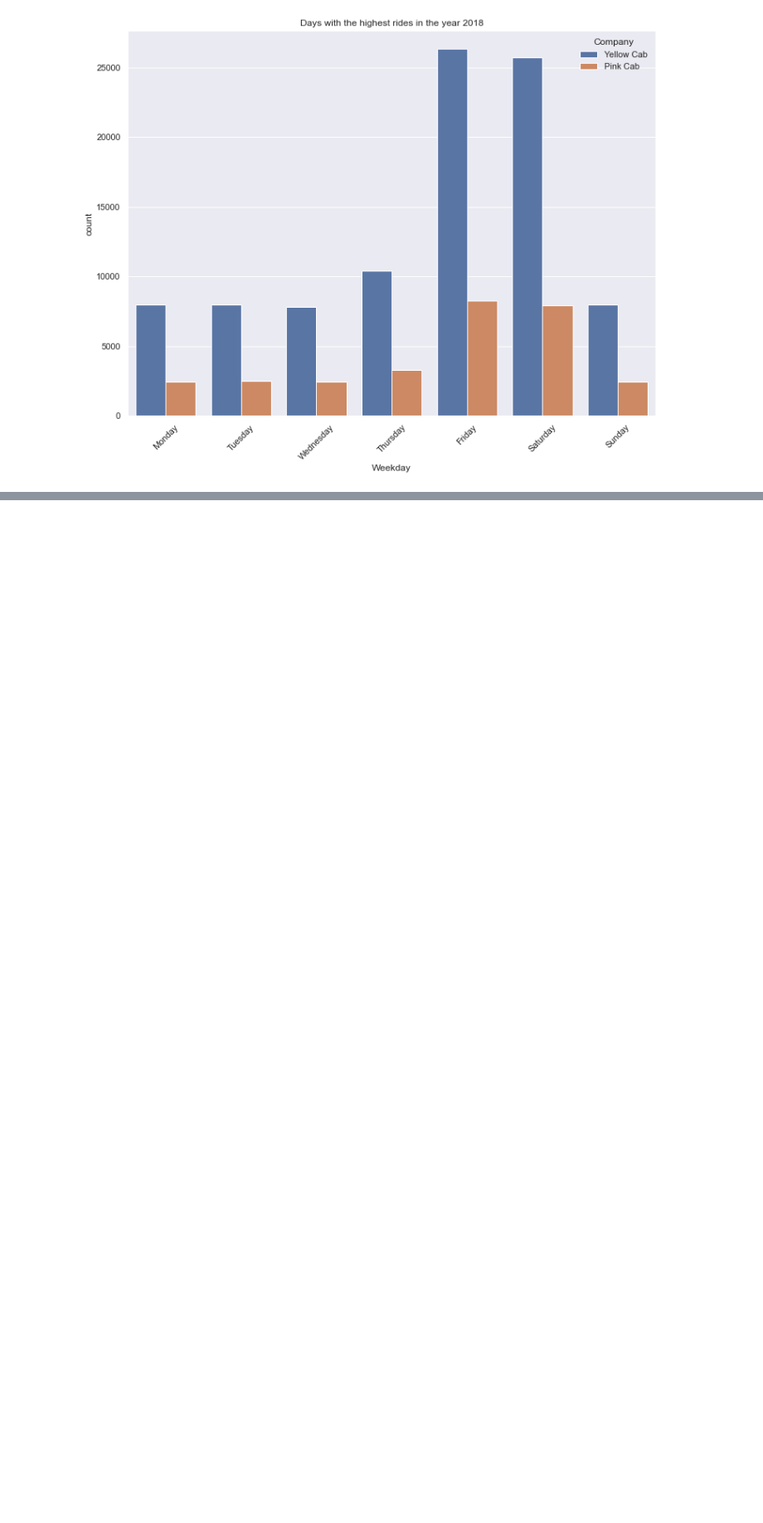
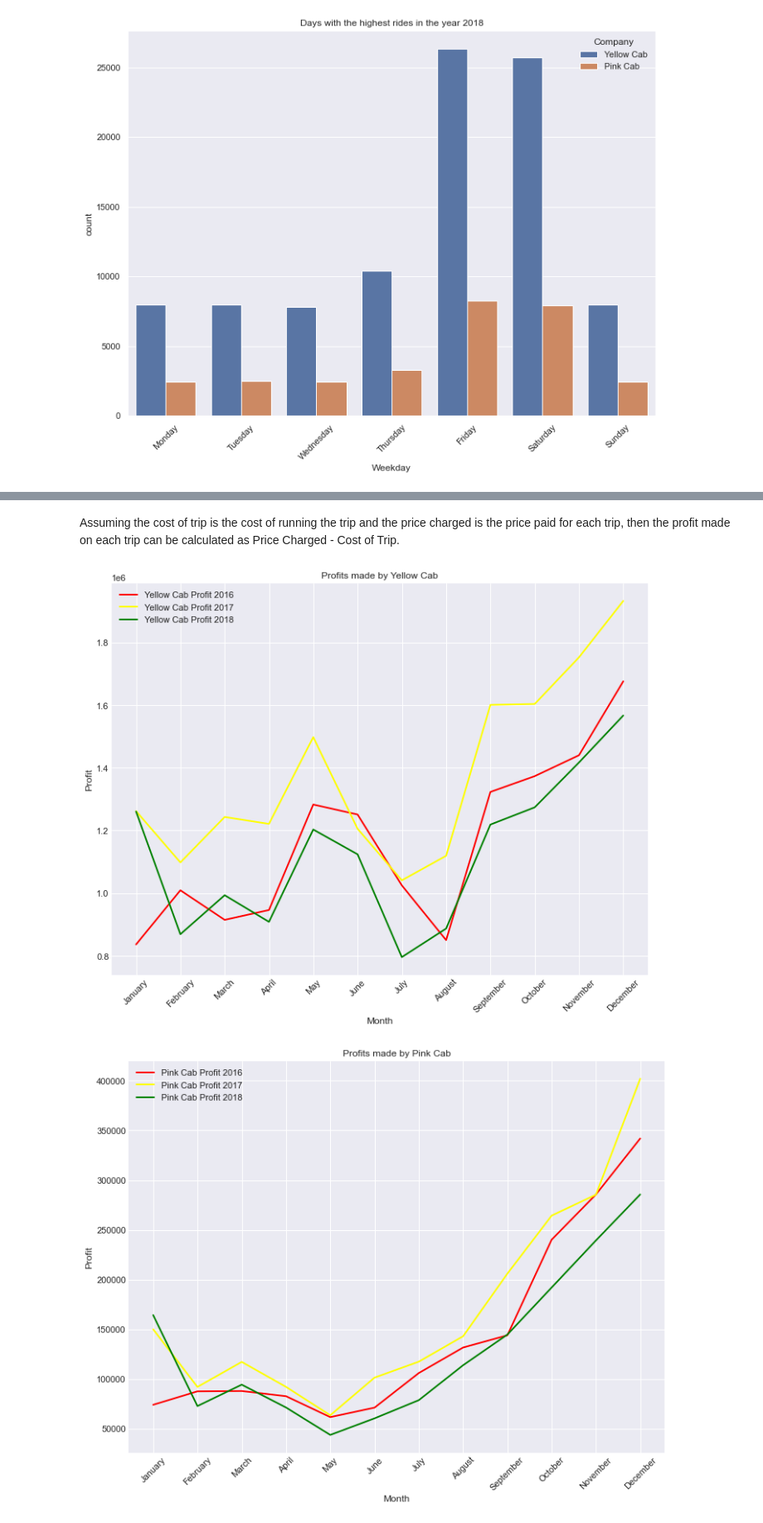
Before and after one commit to joeelorm/DataGlacierInternship, a Jupyter notebook: Week2/cab_companies.ipynb, the cells around one changed output, grey strips where cells are left out. Shown at 83% size. Drawn from its saved outputs; the diff is of its cells as text; code cells hidden in the pictures; blank space fills up the shorter version.

```diff
--- a/Week2/cab_companies.ipynb
+++ b/Week2/cab_companies.ipynb
@@ -634,0 +691,63 @@ In 2016, both companies start seeing the number rides increasing from Thursday,
+# %% [markdown]
+Assuming the cost of trip is the cost of running the trip and the price charged is the price paid for each trip, then the profit made on each trip can be calculated as Price Charged - Cost of Trip.
+# %%
+data['Profit'] = data.apply(lambda row: row['Price Charged'] - row['Cost of Trip'], axis = 1)
+# %%
+#Examining Profits of each company in each year
+
+yellow_cab = data[data['Company'] == 'Yellow Cab']
+yellow_cab_16 = yellow_cab[yellow_cab['Year'] == 2016]
+yellow_cab_17 = yellow_cab[yellow_cab['Year'] == 2017]
+yellow_cab_18 = yellow_cab[yellow_cab['Year'] == 2018]
+
+pink_cab = data[data['Company'] == 'Pink Cab']
+pink_cab_16 = pink_cab[pink_cab['Year'] == 2016]
+pink_cab_17 = pink_cab[pink_cab['Year'] == 2017]
+pink_cab_18 = pink_cab[pink_cab['Year'] == 2018]
+
+
+yellow_cab_profit_16 = yellow_cab_16.groupby('Month')['Profit'].sum()
+yellow_cab_profit_17 = yellow_cab_17.groupby('Month')['Profit'].sum()
+yellow_cab_profit_18 = yellow_cab_18.groupby('Month')['Profit'].sum()
+
+
+pink_cab_profit_16 = pink_cab_16.groupby('Month')['Profit'].sum()
+pink_cab_profit_17 = pink_cab_17.groupby('Month')['Profit'].sum()
+pink_cab_profit_18 = pink_cab_18.groupby('Month')['Profit'].sum()
+
+
+
+labels = ['January', 'February', 'March', 'April', 'May', 'June', 'July', 'August', 'September', 'October', 'November', 'December']
+
+
+figure = plt.figure(figsize = (12, 9))
+plt.style.use('seaborn-darkgrid')
+plt.plot(yellow_cab_profit_16, color = 'red', linewidth = 2, label = 'Yellow Cab Profit 2016')
+plt.plot(yellow_cab_profit_17, color = 'yellow', linewidth = 2, label = 'Yellow Cab Profit 2017')
+plt.plot(yellow_cab_profit_18, color = 'green', linewidth = 2, label = 'Yellow Cab Profit 2018')
+plt.title('Profits made by Yellow Cab')
+plt.legend()
+plt.ylabel('Profit')
+plt.xlabel('Month')
+plt.legend()
+plt.xticks([1,2,3,4,5,6,7,8,9,10,11,12], labels, rotation = 45)
+plt.show()
+
+
+
+
+figure = plt.figure(figsize = (12, 9))
+plt.style.use('seaborn-darkgrid')
+plt.plot(pink_cab_profit_16, color = 'red', linewidth = 2, label = 'Pink Cab Profit 2016')
+plt.plot(pink_cab_profit_17, color = 'yellow', linewidth = 2, label = 'Pink Cab Profit 2017')
+plt.plot(pink_cab_profit_18, color = 'green', linewidth = 2, label = 'Pink Cab Profit 2018')
+plt.title('Profits made by Pink Cab')
+plt.legend()
+plt.ylabel('Profit')
+plt.xlabel('Month')
+plt.legend()
+plt.xticks([1,2,3,4,5,6,7,8,9,10,11,12],labels, rotation = 45)
+plt.show()
+# %% [output]
+[figure, added]
+[figure, added]
```
Also changed, not shown: parts of 33 cells of this notebook.
